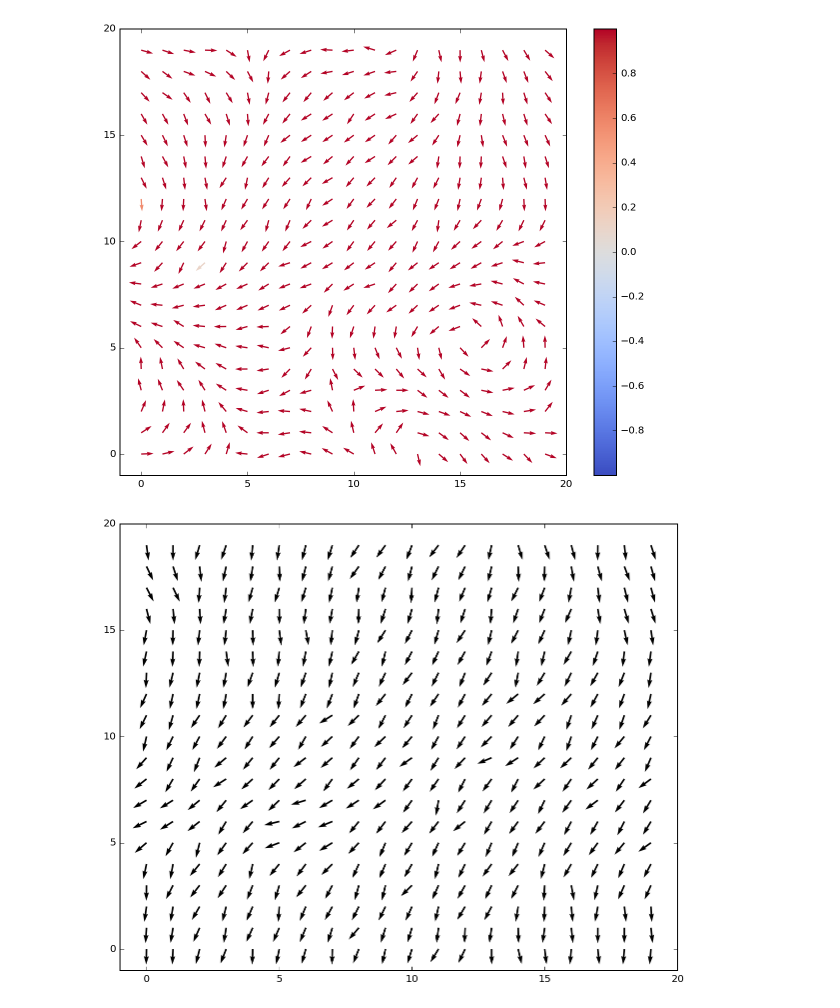
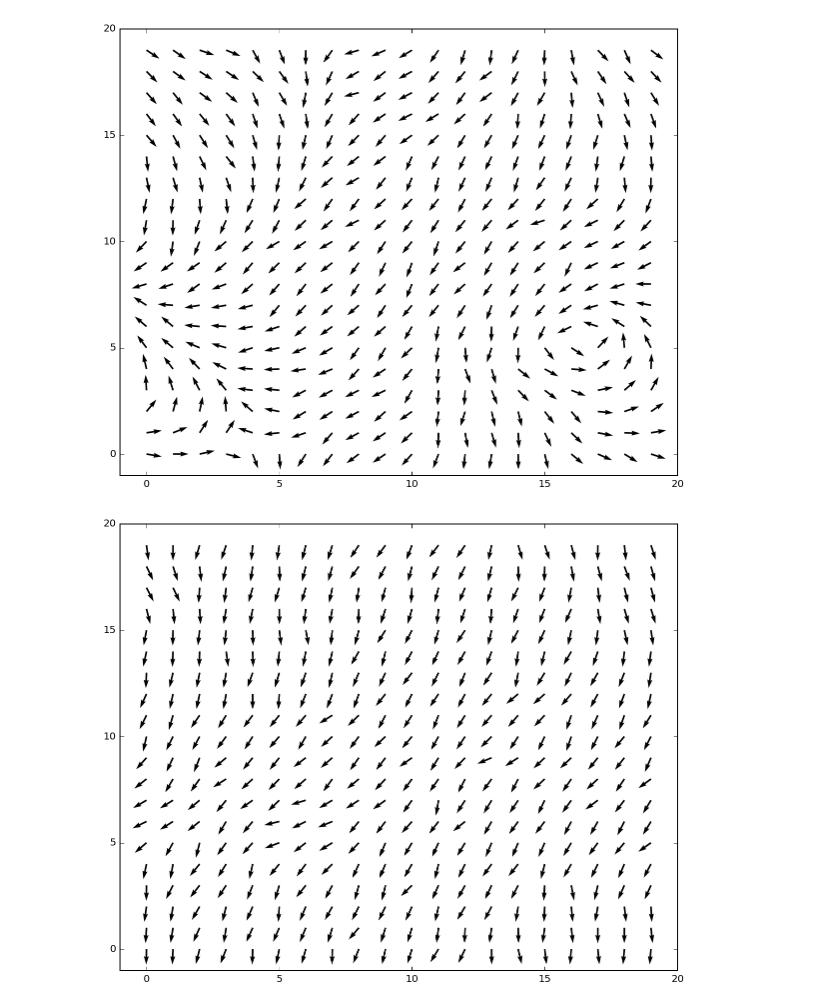
Before and after one commit to kaitshin/PHYSICS113-final-project, a Jupyter notebook: XY_Model.ipynb, the cells around one changed output. Saved outputs shown, nothing was run; the diff lists cells and outputs as text; code cells hidden in the pictures.

```diff
--- a/XY_Model.ipynb
+++ b/XY_Model.ipynb
@@ -216,20 +232,14 @@ def run_XY(L, T, J, nsteps, nper_step, title, rs=np.random.RandomState(seed=None
         [colors.append(np.abs(H_mtx[i,j])) for i,j in zip(range(L), range(L))]
         Q = ax.quiver(X, Y, U, V, colors, units='inches')
     elif colored=='Map':
-        colors = V/np.sqrt(U**2+V**2) # np.sin(np.arctan2(V,U))
-#         norm = Normalize()
-#         norm.autoscale(colors)
-#         colormap = cm.coolwarm
+        colors = np.arctan2(V,U)
+        norm = Normalize()
+        norm.autoscale(colors)
 
-#         sm = cm.ScalarMappable(cmap=colormap, norm=norm)
-#         sm.set_array([])
-
-#         plt.colorbar(sm)
-
-#         Q = ax.quiver(X, Y, U, V, colormap(colors), units='inches', cmap=colormap)
-        Q = plt.quiver(X, Y, U, V, colors, cmap=cm.coolwarm)
-        plt.colorbar()
-#         raise Exception
+        Q = ax.quiver(X, Y, U, V, colors, units='inches',cmap=cm.coolwarm)
+        sm = cm.ScalarMappable(cmap=cm.coolwarm, norm=norm)
+        sm.set_array([])
+        plt.colorbar(sm)
     else:
         Q = ax.quiver(X, Y, U, V, units='inches')
 
@@ -238,14 +248,14 @@ def run_XY(L, T, J, nsteps, nper_step, title, rs=np.random.RandomState(seed=None
 # %%
 L = 20
 T = 0.1 # = 1/beta
 J = 1
-nsteps = 500
+nsteps = 1000
 nper_step = 100
 title=''
 
-run_XY(L, T, J, nsteps, nper_step, title, rs=np.random.RandomState(seed=7675), colored='Map')
+run_XY(L, T, J, nsteps, nper_step, title, rs=np.random.RandomState(seed=7675), colored=False)
 # %% [output]
-[figure, old version]
+[figure, new version]
 # %%
 L = 20
 T = 0.1 # = 1/beta
```
Also changed, not shown: parts of 19 cells of this notebook.
